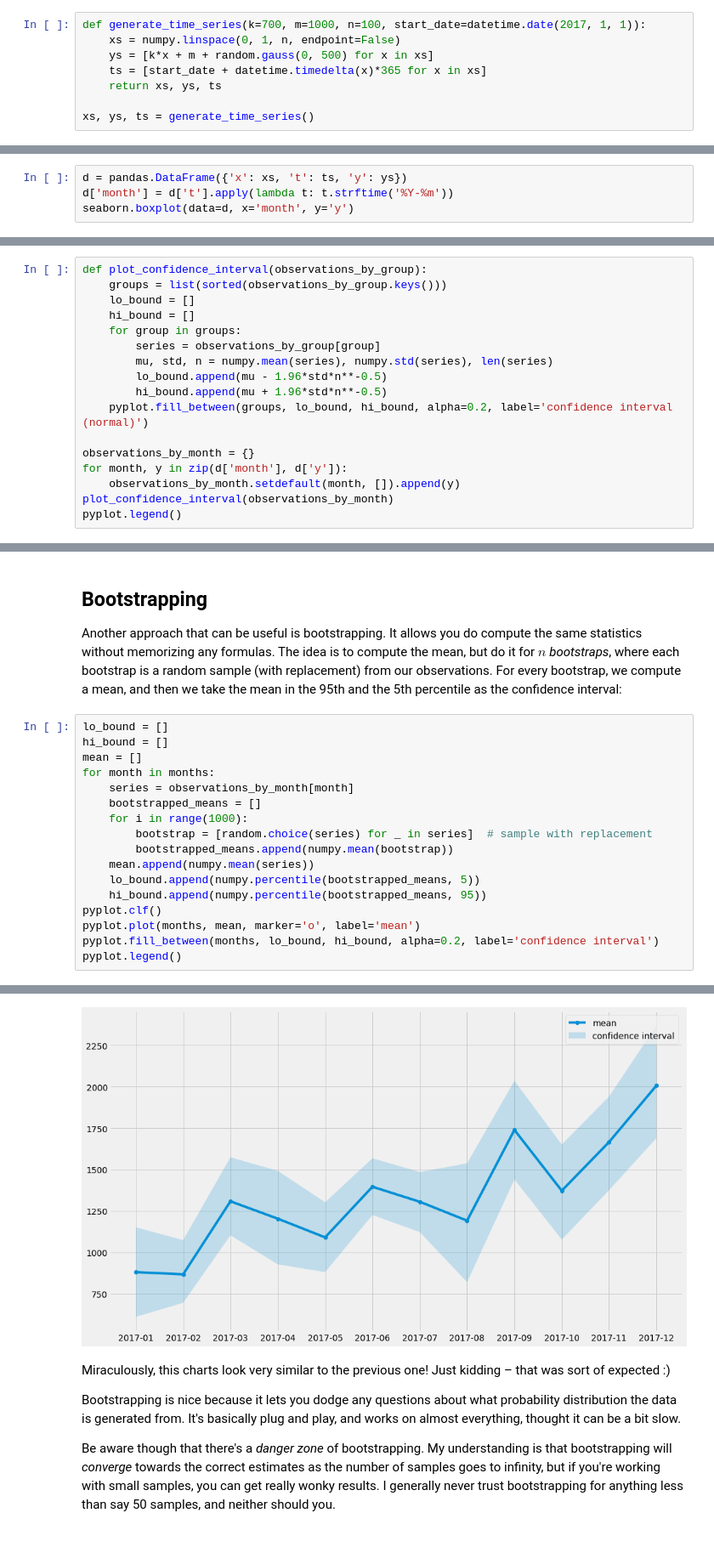
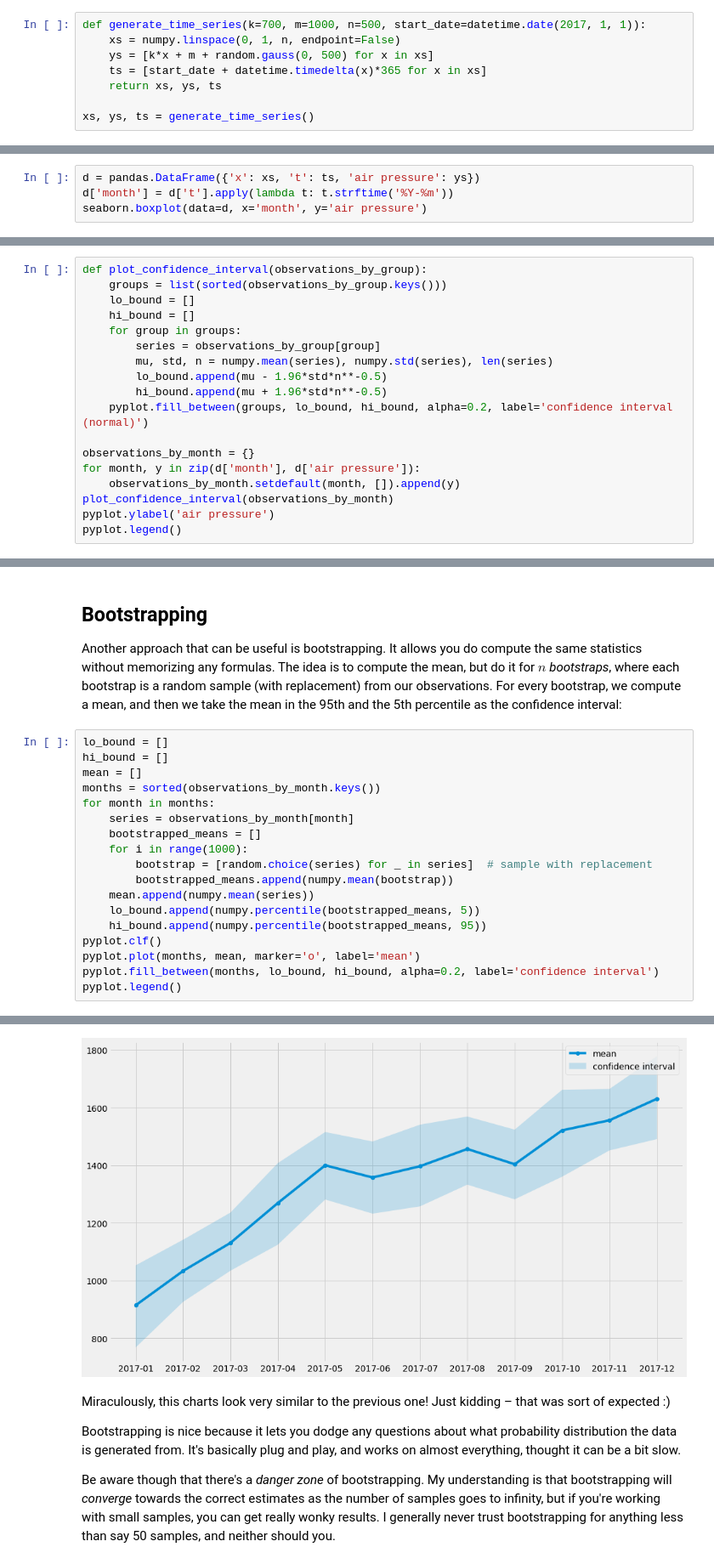
Before and after one commit to erikbern/uncertainty, a Jupyter notebook: notebook.ipynb, the cells around one changed output, grey strips where cells are left out. Shown: that part at 85% size. Saved outputs shown, nothing was run; the diff lists cells and outputs as text; blank space fills up the shorter version.

```diff
--- a/notebook.ipynb
+++ b/notebook.ipynb
@@ -9,7 +9,7 @@ I made a New Year's resolution that I would include uncertainty estimates in eve
 
 I don't believe in learning things without a concrete example, so let's generate some data. We're going to generate a fake time series where the dates range from 2017-01-01 to 2017-12-31 and we have observations for each date indicating maybe an air pressure or something. I don't know, use your imagination :)
 # %%
-def generate_time_series(k=700, m=1000, n=100, start_date=datetime.date(2017, 1, 1)):
+def generate_time_series(k=700, m=1000, n=500, start_date=datetime.date(2017, 1, 1)):
     xs = numpy.linspace(0, 1, n, endpoint=False)
     ys = [k*x + m + random.gauss(0, 500) for x in xs]
     ts = [start_date + datetime.timedelta(x)*365 for x in xs]
@@ -36,8 +38,8 @@ This makes me sometimes feel dumb but I keep confusing what "uncertainty" means
 
 Hope that makes sense! Let's start with the most basic model – just break things up in buckets. I recommend the excellent Seaborn package if we just want to get some basic idea of distributions and uncertainty estimates. Seaborn usually operates on dataframes so we're going to use that for the next few plots:
 # %%
-d = pandas.DataFrame({'x': xs, 't': ts, 'y': ys})
+d = pandas.DataFrame({'x': xs, 't': ts, 'air pressure': ys})
 d['month'] = d['t'].apply(lambda t: t.strftime('%Y-%m'))
-seaborn.boxplot(data=d, x='month', y='y')
+seaborn.boxplot(data=d, x='month', y='air pressure')
 # %% [output]
 <matplotlib.axes._subplots.AxesSubplot at 0x...>
@@ -82,9 +84,10 @@ def plot_confidence_interval(observations_by_group):
     pyplot.fill_between(groups, lo_bound, hi_bound, alpha=0.2, label='confidence interval (normal)')
 
 observations_by_month = {}
-for month, y in zip(d['month'], d['y']):
+for month, y in zip(d['month'], d['air pressure']):
     observations_by_month.setdefault(month, []).append(y)
 plot_confidence_interval(observations_by_month)
+pyplot.ylabel('air pressure')
 pyplot.legend()
 # %% [output]
 <matplotlib.legend.Legend at 0x...>
@@ -144,23 +113,24 @@ Another approach that can be useful is bootstrapping. It allows you do compute t
 # %%
 lo_bound = []
 hi_bound = []
 mean = []
+months = sorted(observations_by_month.keys())
 for month in months:
     series = observations_by_month[month]
     bootstrapped_means = []
     for i in range(1000):
         bootstrap = [random.choice(series) for _ in series]  # sample with replacement
         bootstrapped_means.append(numpy.mean(bootstrap))
     mean.append(numpy.mean(series))
     lo_bound.append(numpy.percentile(bootstrapped_means, 5))
     hi_bound.append(numpy.percentile(bootstrapped_means, 95))
 pyplot.clf()
 pyplot.plot(months, mean, marker='o', label='mean')
 pyplot.fill_between(months, lo_bound, hi_bound, alpha=0.2, label='confidence interval')
 pyplot.legend()
 # %% [output]
 <matplotlib.legend.Legend at 0x...>
-[figure, old version]
+[figure, new version]
 # %% [markdown]
 Miraculously, this charts look very similar to the previous one! Just kidding – that was sort of expected :)
 
```
Also changed, not shown: parts of 18 cells of this notebook.
